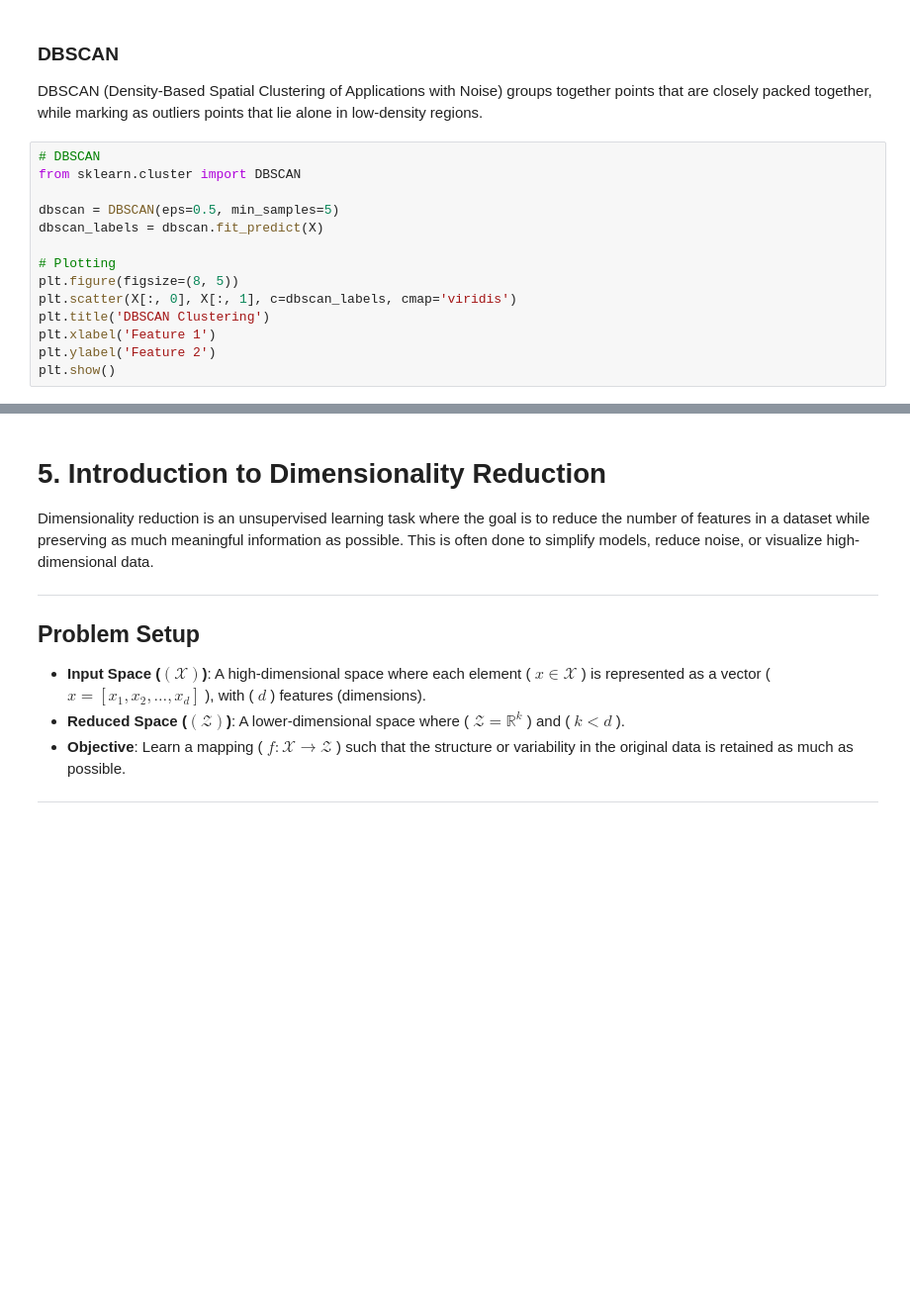
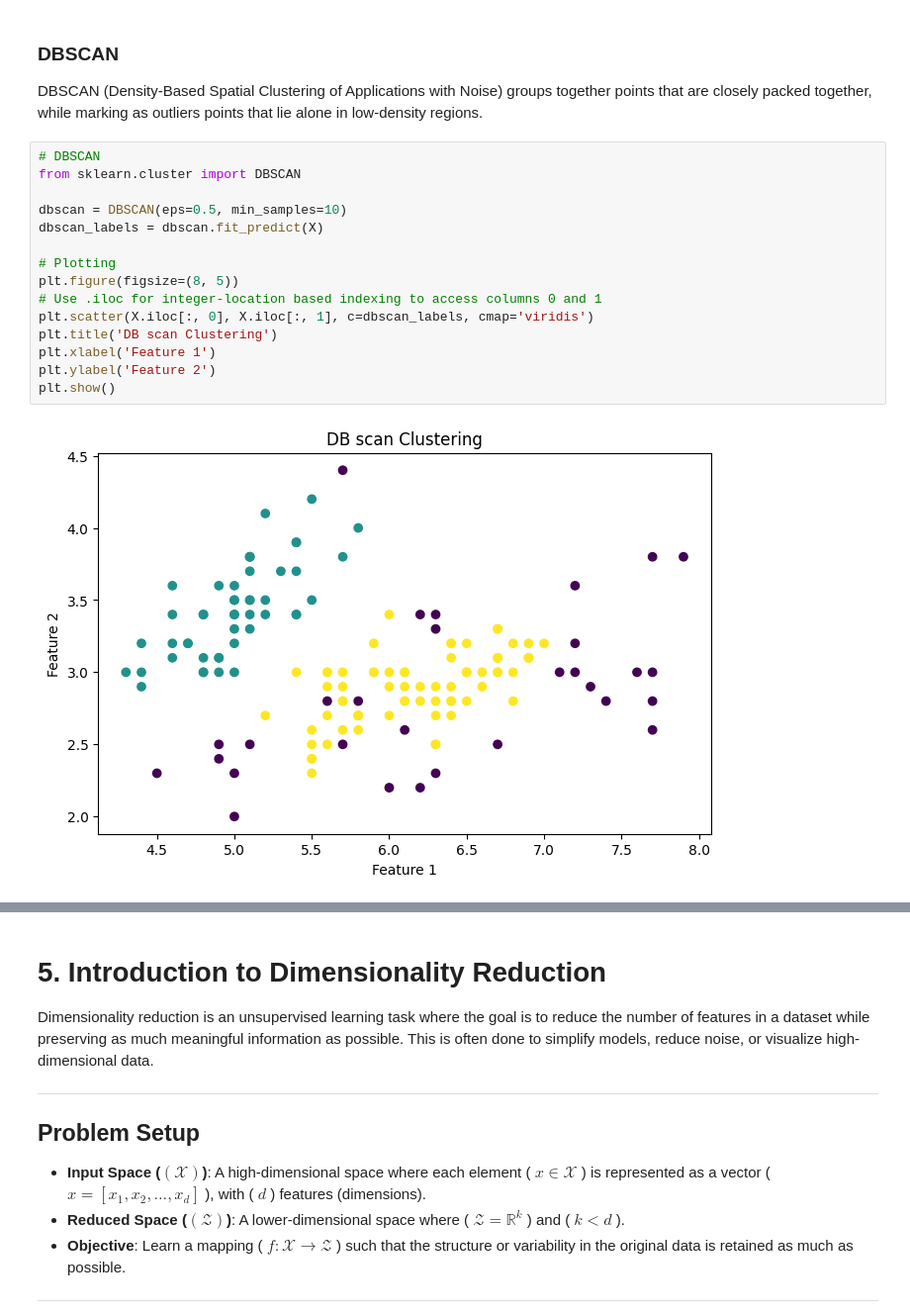
Before and after one commit to Bluerrror/Python-Course, a Jupyter notebook: 09/9.ipynb, the cells around one changed output, grey strips where cells are left out. Shown at 99% size. Drawn from its saved outputs; the diff is of its cells as text; blank space fills up the shorter version.

```diff
--- a/09/9.ipynb
+++ b/09/9.ipynb
@@ -282,14 +491,17 @@ DBSCAN (Density-Based Spatial Clustering of Applications with Noise) groups toge
 # %%
 # DBSCAN
 from sklearn.cluster import DBSCAN
 
-dbscan = DBSCAN(eps=0.5, min_samples=5)
+dbscan = DBSCAN(eps=0.5, min_samples=10)
 dbscan_labels = dbscan.fit_predict(X)
 
 # Plotting
 plt.figure(figsize=(8, 5))
-plt.scatter(X[:, 0], X[:, 1], c=dbscan_labels, cmap='viridis')
-plt.title('DBSCAN Clustering')
+# Use .iloc for integer-location based indexing to access columns 0 and 1
+plt.scatter(X.iloc[:, 0], X.iloc[:, 1], c=dbscan_labels, cmap='viridis')
+plt.title('DB scan Clustering')
 plt.xlabel('Feature 1')
 plt.ylabel('Feature 2')
 plt.show()
+# %% [output]
+[figure, added]
```
Also changed, not shown: parts of 29 cells of this notebook.
